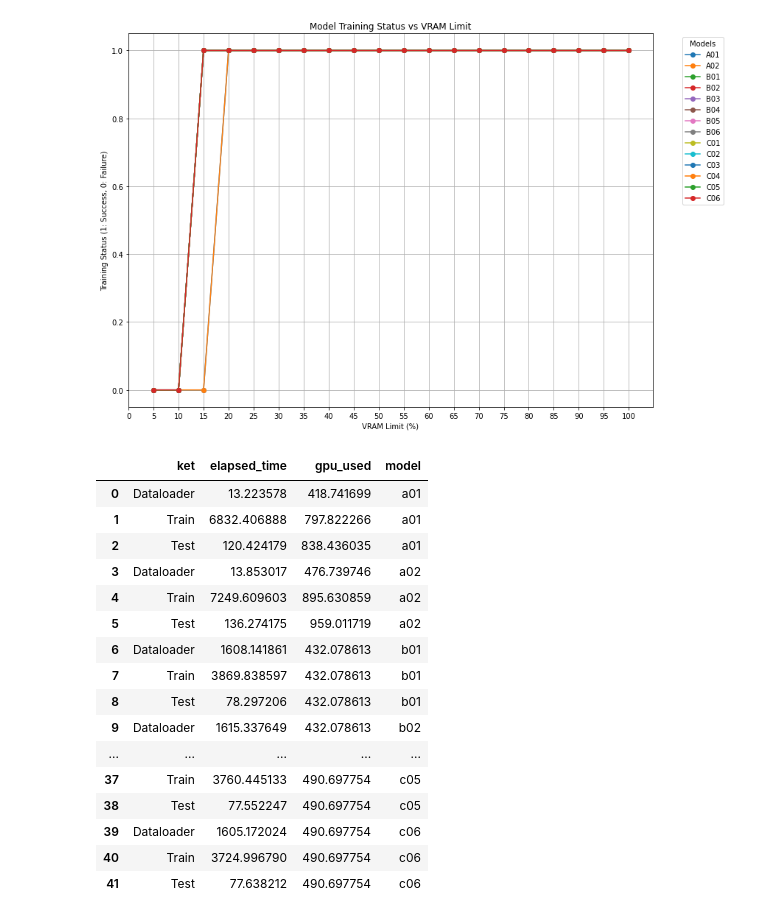
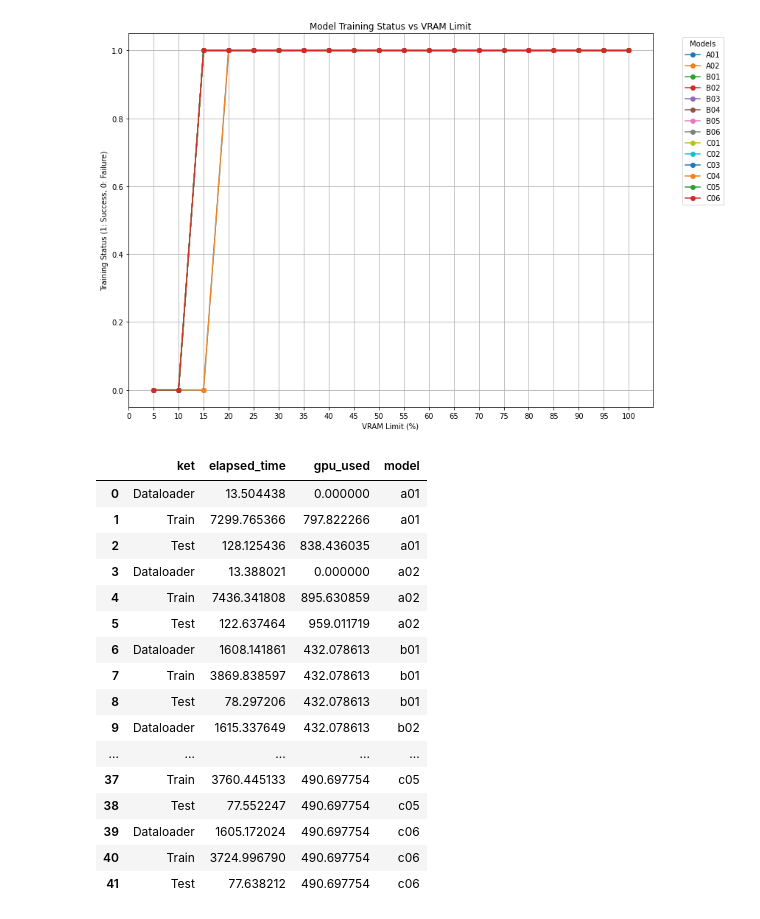
Before and after one commit to andre-arc/LC-BERT, a Jupyter notebook: efficient_visualization.ipynb, the cells around one changed output. Cells and saved outputs as stored; diff of their text form; code cells hidden in the pictures.

```diff
--- a/efficient_visualization.ipynb
+++ b/efficient_visualization.ipynb
@@ -173,13 +173,13 @@ plt.show()
 total_data = []
 
 # BENCHMARK
-path = 'save/ag-news-normal/bert_benchmark_b64_step1_gamma0.9_lr1e-4_early5_layer2_lowerTrue'
+path = 'save/ag-news-normal/bert_benchmark_b64_step1_gamma0.9_lr1e-4_early1_layer2_lowerTrue'
 model_name = 'a01'
 data = load_efficent_reports_file(path, model_name)
 
 total_data = data
 
-path = 'save/ag-news-normal/roberta_benchmark_b64_step1_gamma0.9_lr1e-4_early5_layer2_lowerTrue'
+path = 'save/ag-news-normal/roberta_benchmark_b64_step1_gamma0.9_lr1e-4_early1_layer2_lowerTrue'
 model_name = 'a02'
 data = load_efficent_reports_file(path, model_name)
 total_data =pd.concat([total_data, data], ignore_index=True)
@@ -229,39 +229,39 @@ data = load_efficent_reports_file(path, model_name)
 total_data =pd.concat([total_data, data], ignore_index=True)
 
 path = 'save/ag-news-bert-whitening-zca/ag-news-bert-whitening-zca-mlp'
 model_name = 'c03'
 data = load_efficent_reports_file(path, model_name)
 total_data =pd.concat([total_data, data], ignore_index=True)
 
 path = 'save/ag-news-roberta-whitening-svd/ag-news-roberta-whitening-svd-mlp'
 model_name = 'c04'
 data = load_efficent_reports_file(path, model_name)
 total_data =pd.concat([total_data, data], ignore_index=True)
 
 path = 'save/ag-news-roberta-whitening-pca/ag-news-roberta-whitening-pca-mlp'
 model_name = 'c05'
 data = load_efficent_reports_file(path, model_name)
 total_data =pd.concat([total_data, data], ignore_index=True)
 
 path = 'save/ag-news-roberta-whitening-zca/ag-news-roberta-whitening-zca-mlp'
 model_name = 'c06'
 data = load_efficent_reports_file(path, model_name)
 total_data =pd.concat([total_data, data], ignore_index=True)
 
 total_data['elapsed_time'] = pd.to_numeric(total_data['elapsed_time'])
 
 total_data
 
 # df_total = pd.concat(total_data, ignore_index=True)
 # df_total.to_csv('efficient_total.csv', index=False, header=['percentage', 'ket', 'elapse_time', 'gpu_used', 'model'] )
 # %% [output]
 |  | ket | elapsed_time | gpu_used | model |
-| 0 | Dataloader | 13.223578 | 418.741699 | a01 |
-| 1 | Train | 6832.406888 | 797.822266 | a01 |
-| 2 | Test | 120.424179 | 838.436035 | a01 |
-| 3 | Dataloader | 13.853017 | 476.739746 | a02 |
-| 4 | Train | 7249.609603 | 895.630859 | a02 |
-| 5 | Test | 136.274175 | 959.011719 | a02 |
+| 0 | Dataloader | 13.504438 | 0.000000 | a01 |
+| 1 | Train | 7299.765366 | 797.822266 | a01 |
+| 2 | Test | 128.125436 | 838.436035 | a01 |
+| 3 | Dataloader | 13.388021 | 0.000000 | a02 |
+| 4 | Train | 7436.341808 | 895.630859 | a02 |
+| 5 | Test | 122.637464 | 959.011719 | a02 |
 | 6 | Dataloader | 1608.141861 | 432.078613 | b01 |
 | 7 | Train | 3869.838597 | 432.078613 | b01 |
 | 8 | Test | 78.297206 | 432.078613 | b01 |
```
Also changed, not shown: parts of 2 cells of this notebook, 37 other files.
